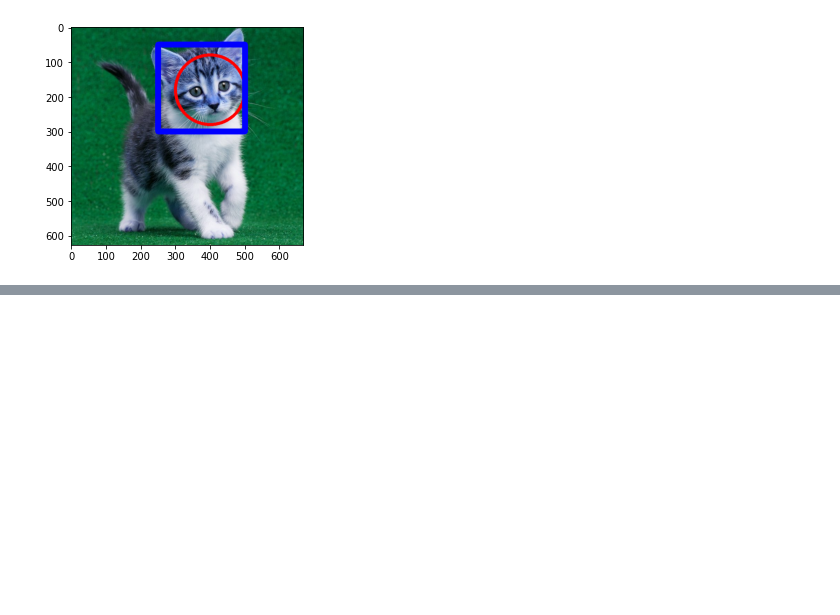
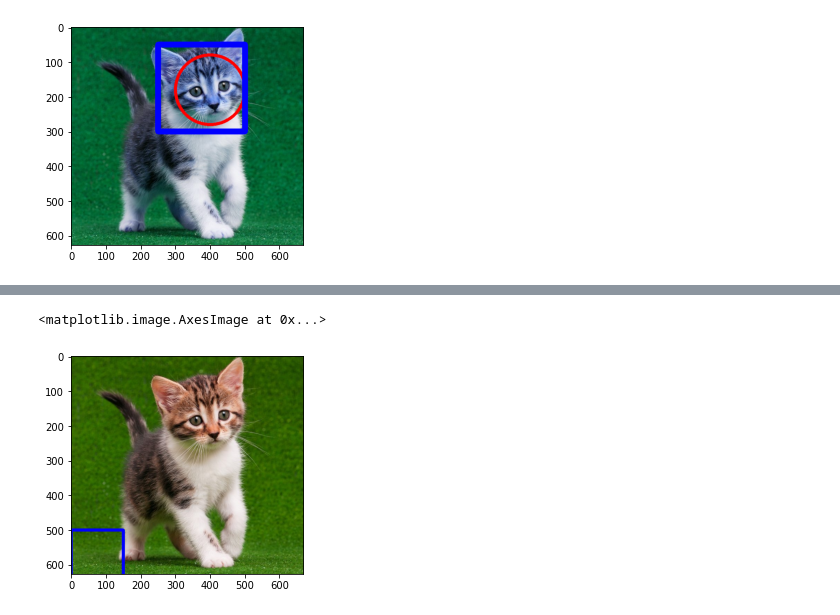
Before and after one commit to titaw1/PCVK_Genap_2021, a Jupyter notebook: Week2.ipynb, the cells around one changed output, grey strips where cells are left out. Drawn from its saved outputs; the diff is of its cells as text; code cells hidden in the pictures; blank space fills up the shorter version.

```diff
--- a/Week2.ipynb
+++ b/Week2.ipynb
@@ -199,3 +199,6 @@ plt.imshow(img_kitten)
 # %% [output]
 <matplotlib.image.AxesImage at 0x...>
 [figure]
+# %%
+img_kitten = cv.imread('/content/drive/MyDrive/PCVK_MM/Images/kitten01.jpg')
+plt.imshow(img_kitten)
@@ -201,0 +208,4 @@ plt.imshow(img_kitten)
+# %%
+imgb = img_kitten
+img_blue = cv.cvtColor(img_kitten, cv.COLOR_BGR2RGB) #konversi channel BGR -> RGB
+plt.imshow(img_blue)
@@ -201,0 +215,7 @@ plt.imshow(img_kitten)
+# %%
+imgblue = img_blue
+cv.rectangle(imgblue,pt1=(0,500), pt2=(150,imgb.shape[1]), color=(0,0,255), thickness=8)
+plt.imshow(imgblue)
+# %% [output]
+<matplotlib.image.AxesImage at 0x...>
+[figure, added]
```
Also changed, not shown: parts of 2 cells of this notebook.
